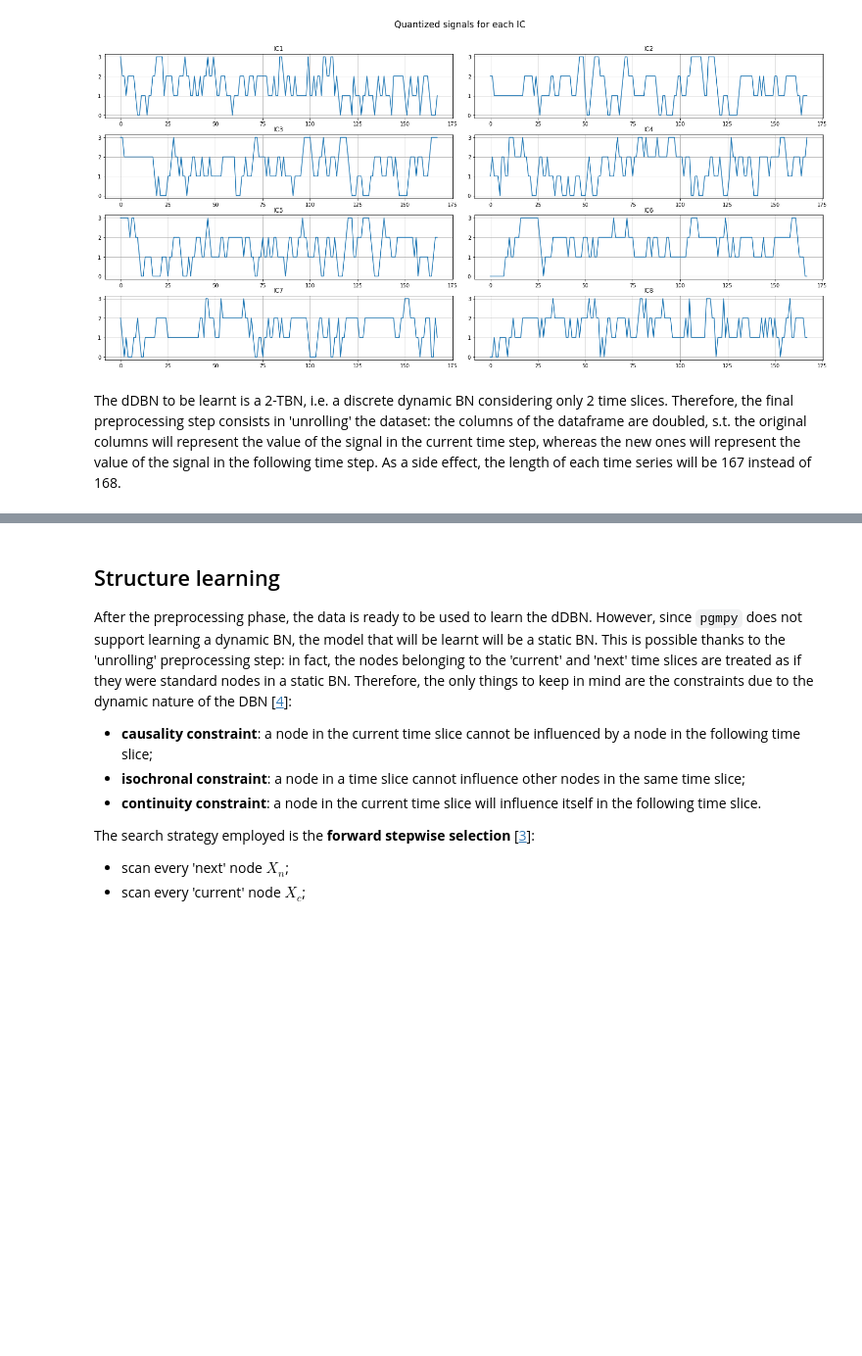
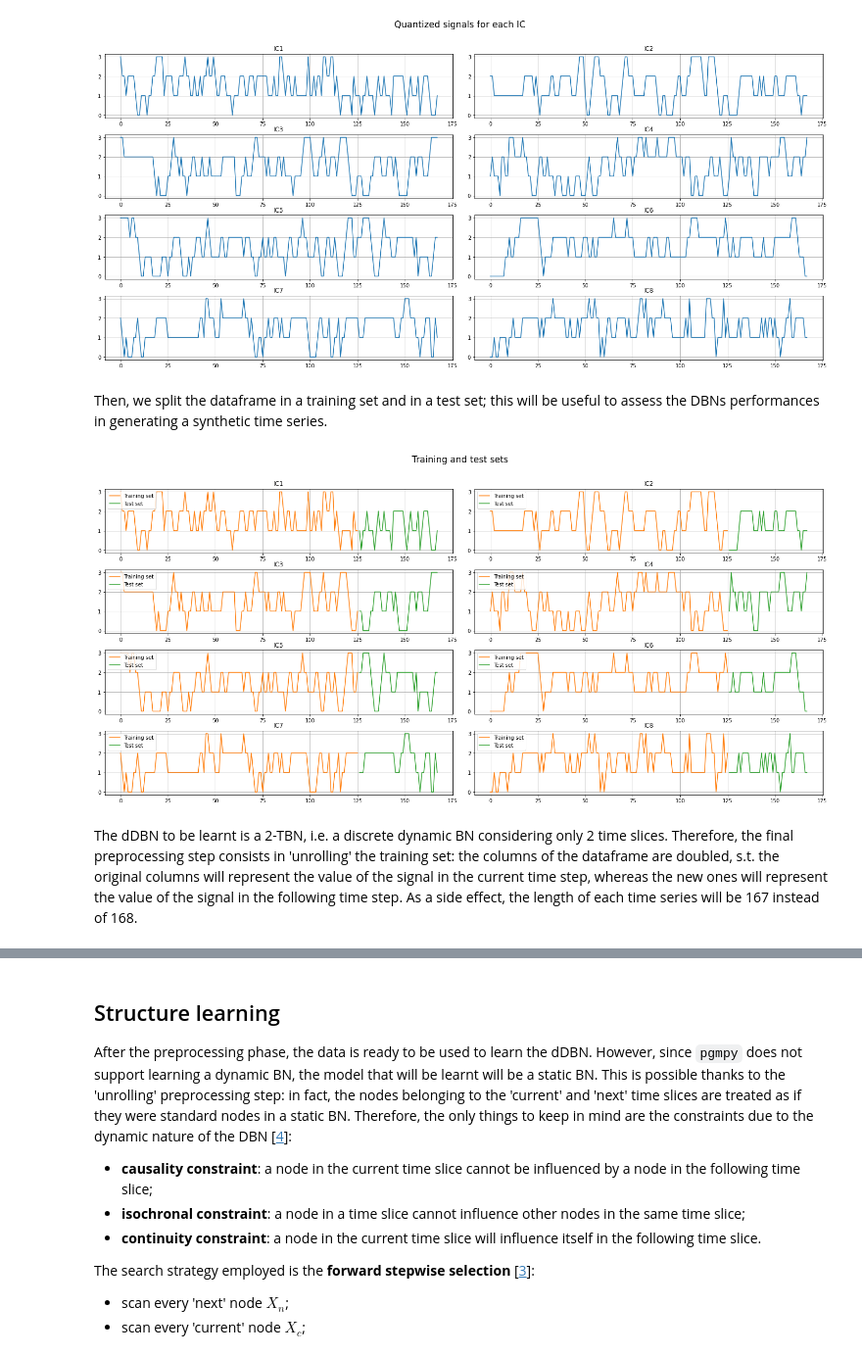
Before and after one commit to nihil21/neural-connectivity-bayesnet, a Jupyter notebook: src/neural-connectivity-bayesnet.ipynb, the cells around one changed output, grey strips where cells are left out. Shown at 98% size. Drawn from its saved outputs; the diff is of its cells as text; code cells hidden in the pictures; blank space fills up the shorter version.

```diff
--- a/src/neural-connectivity-bayesnet.ipynb
+++ b/src/neural-connectivity-bayesnet.ipynb
@@ -241,8 +244,38 @@ for i, col in enumerate(df):
     axes[id1, id2].grid()
 # %% [output]
 [figure]
+# %% [markdown]
+Then, we split the dataframe in a training set and in a test set; this will be useful to assess the DBNs performances in generating a synthetic time series.
+# %%
+# Prepare mask
+train_size = int(3/4 * len(df))
+test_size = len(df) - train_size
+train_mask = np.ones(train_size, dtype=bool)
+test_mask = np.zeros(test_size, dtype=bool)
+mask = np.concatenate([train_mask, test_mask])
+# Split dataframe in training (2/3) and test (1/3) sets
+df_train = df[mask]
+df_test = df[~mask]
+
+_, axes = plt.subplots(nrows=4, ncols=2, figsize=(20, 10))
+plt.suptitle('Training and test sets', size='xx-large')
+plt.tight_layout(rect=[0, 0.03, 1, 0.95])
+
+for i, col in enumerate(df):
+    id1 = i // 2
+    id2 = i % 2
+    x_data = range(len(df))
+    s_train = [quantize_enc[v] for v in df_train[col]]
+    s_test = [quantize_enc[v] for v in df_test[col]]
+    axes[id1, id2].plot(x_data[:train_size], s_train, 'C1', label='Training set')
+    axes[id1, id2].plot(x_data[train_size:], s_test, 'C2', label='Test set')
+    axes[id1, id2].set_title(col)
+    axes[id1, id2].legend(loc='upper left')
+    axes[id1, id2].grid()
+# %% [output]
+[figure, added]
 # %% [markdown]
-The dDBN to be learnt is a 2-TBN, i.e. a discrete dynamic BN considering only 2 time slices. Therefore, the final preprocessing step consists in 'unrolling' the dataset: the columns of the dataframe are doubled, s.t. the original columns will represent the value of the signal in the current time step, whereas the new ones will represent the value of the signal in the following time step. As a side effect, the length of each time series will be 167 instead of 168.
+The dDBN to be learnt is a 2-TBN, i.e. a discrete dynamic BN considering only 2 time slices. Therefore, the final preprocessing step consists in 'unrolling' the training set: the columns of the dataframe are doubled, s.t. the original columns will represent the value of the signal in the current time step, whereas the new ones will represent the value of the signal in the following time step. As a side effect, the length of each time series will be 167 instead of 168.
 # %%
 def unroll_series(series):
     # Copy the original series
```
Also changed, not shown: parts of 24 cells of this notebook, 1 other file.
